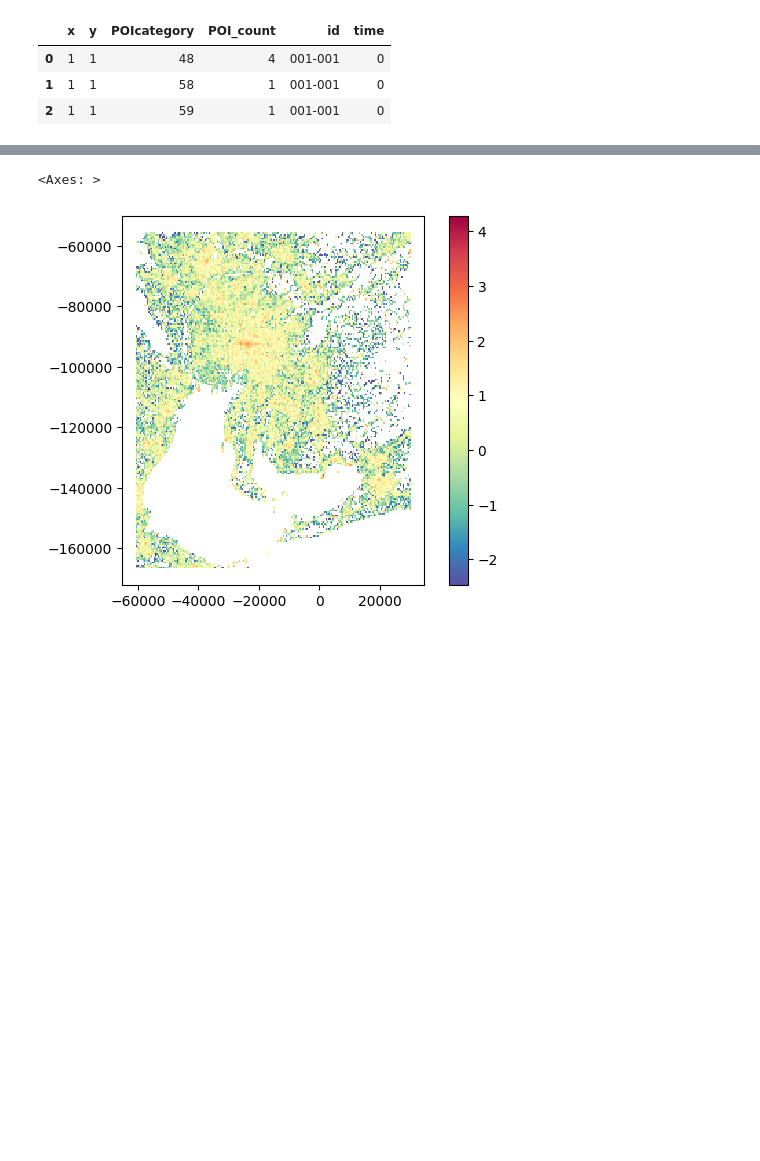
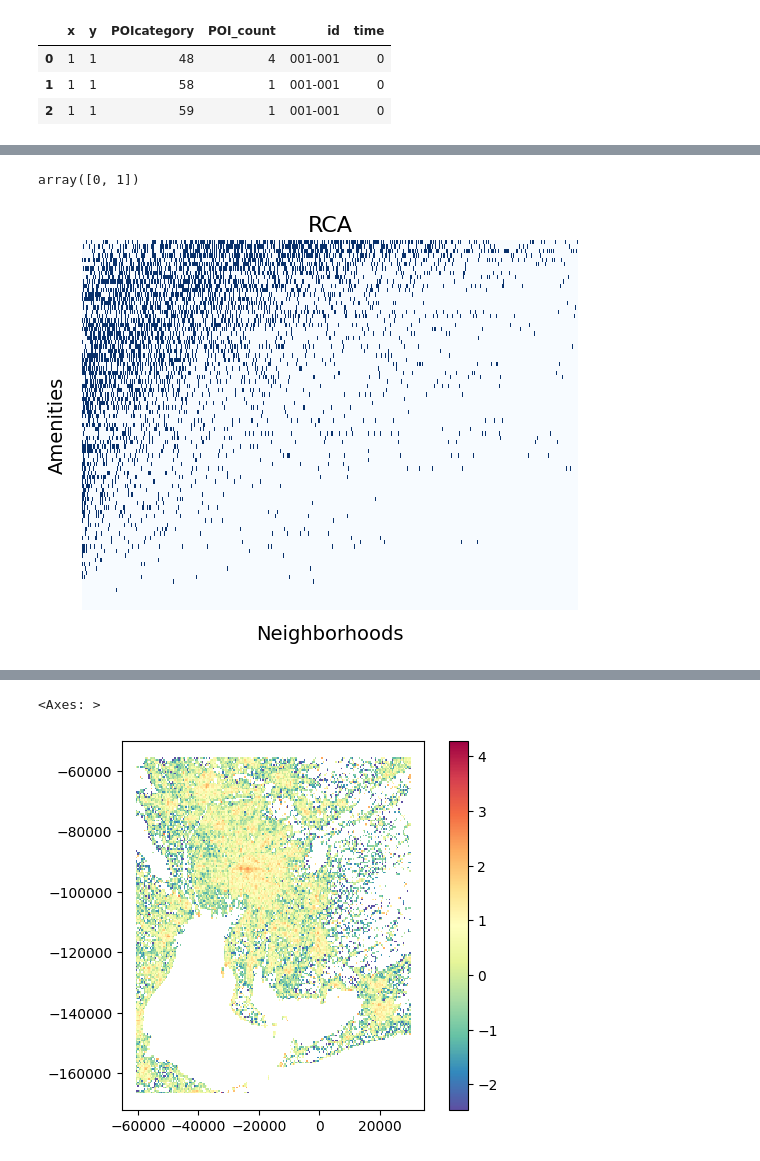
Before and after one commit to pintergreg/reverse-engineering-YJMob100K-grid, a Jupyter notebook: src/calculate_grid_complexity.ipynb, the cells around one changed output, grey strips where cells are left out. Cells and saved outputs as stored; diff of their text form; code cells hidden in the pictures; blank space fills up the shorter version.

```diff
--- a/src/calculate_grid_complexity.ipynb
+++ b/src/calculate_grid_complexity.ipynb
@@ -48,3 +48,7 @@ complexity_df.head(3)
 | 0 | 001-001 | 1 | 0 | 0 | 6 | 670 | 0 | -0.582165 | 2.891999 | 0.026515 | ... |
 | 1 | 001-001 | 2 | 0 | 0 | 6 | 32 | 0 | -0.582165 | 4.288346 | 0.005302 | ... |
 | 2 | 001-001 | 3 | 0 | 0 | 6 | 295 | 0 | -0.582165 | 0.909005 | 0.029462 | ... |
+# %%
+complexity_df["mcp"].unique()
+# %% [output]
+array([0, 1])
@@ -51,3 +57,41 @@ complexity_df.head(3)
+# %%
+def location_amenity_RCA_matrix(df, heatmap, ax=None):
+    table = df[["id", "POIcategory", "rca"]]
+    table.loc[table["rca"] >= 1, ["rca"]] = 1
+    table.loc[table["rca"] < 1, ["rca"]] = 0
+
+    table = pd.pivot_table(
+        table,
+        values="rca",
+        index=["POIcategory"],
+        columns=["id"],
+        aggfunc="sum",
+        margins=True,
+        margins_name="total",
+    )
+
+    table = table.sort_values(by=["total"], ascending=False, axis=0).sort_values(
+        by=["total"], ascending=False, axis=1
+    )
+
+    table = table.drop(["total"], axis=1).drop(["total"], axis=0)
+
+    if not heatmap:
+        return table
+    else:
+        if ax is None:
+            ax = plt.gca()
+        sns.heatmap(table, cbar=False, cmap="Blues", ax=ax)
+        ax.set_title("RCA", size=16)
+        ax.set_xlabel("Neighborhoods", size=14)
+        ax.set_ylabel("Amenities", size=14)
+        ax.set_xticklabels("")
+        ax.set_yticklabels("")
+        ax.tick_params(left=False, bottom=False)
+# %%
+location_amenity_RCA_matrix(complexity_df, True)
+# %% [output]
+[figure, added]
 # %%
 # Adapted from 'Amenity complexity and urban locations of socio-economic mixing' code by Juhász et al.
 def create_location_complexity_table(
```
Also changed, not shown: parts of 3 cells of this notebook, 3 other files.
